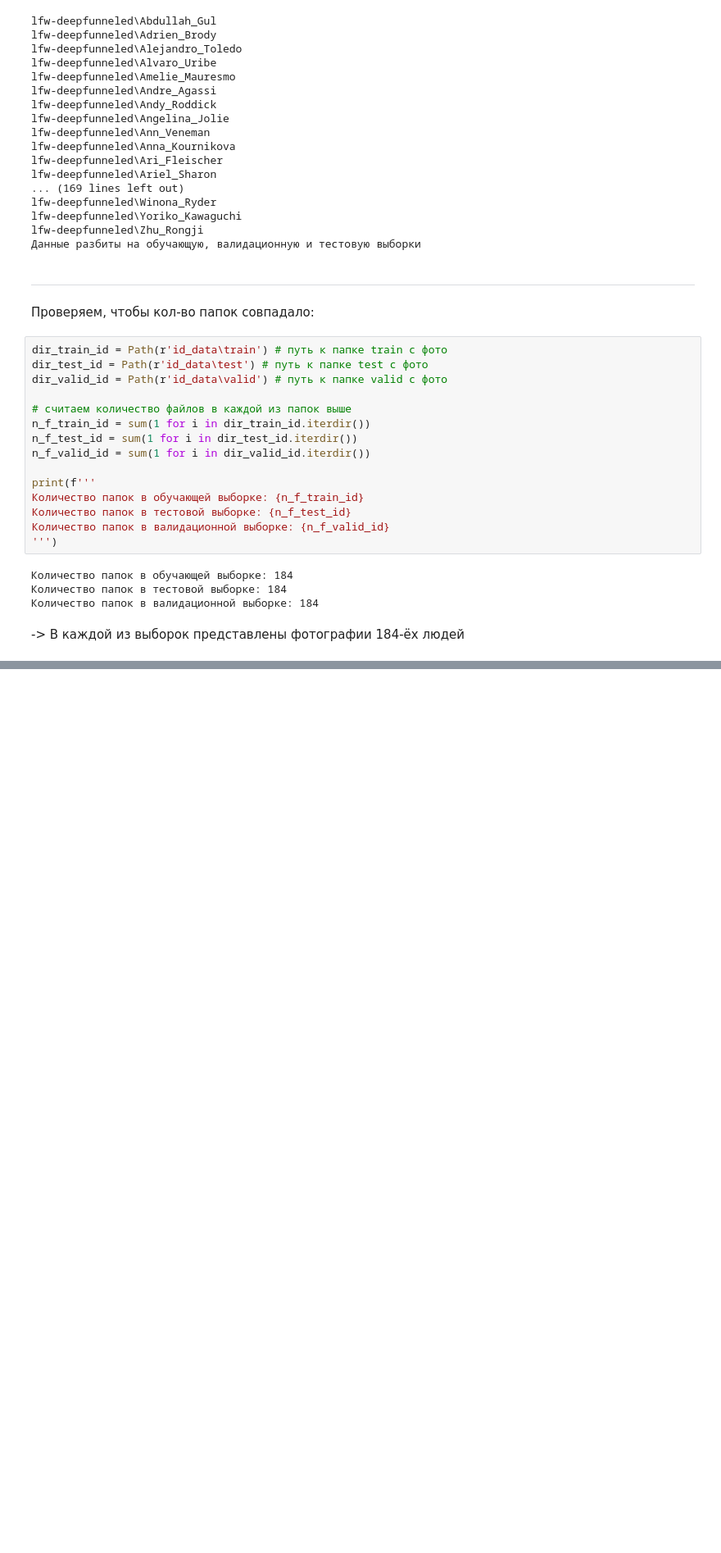
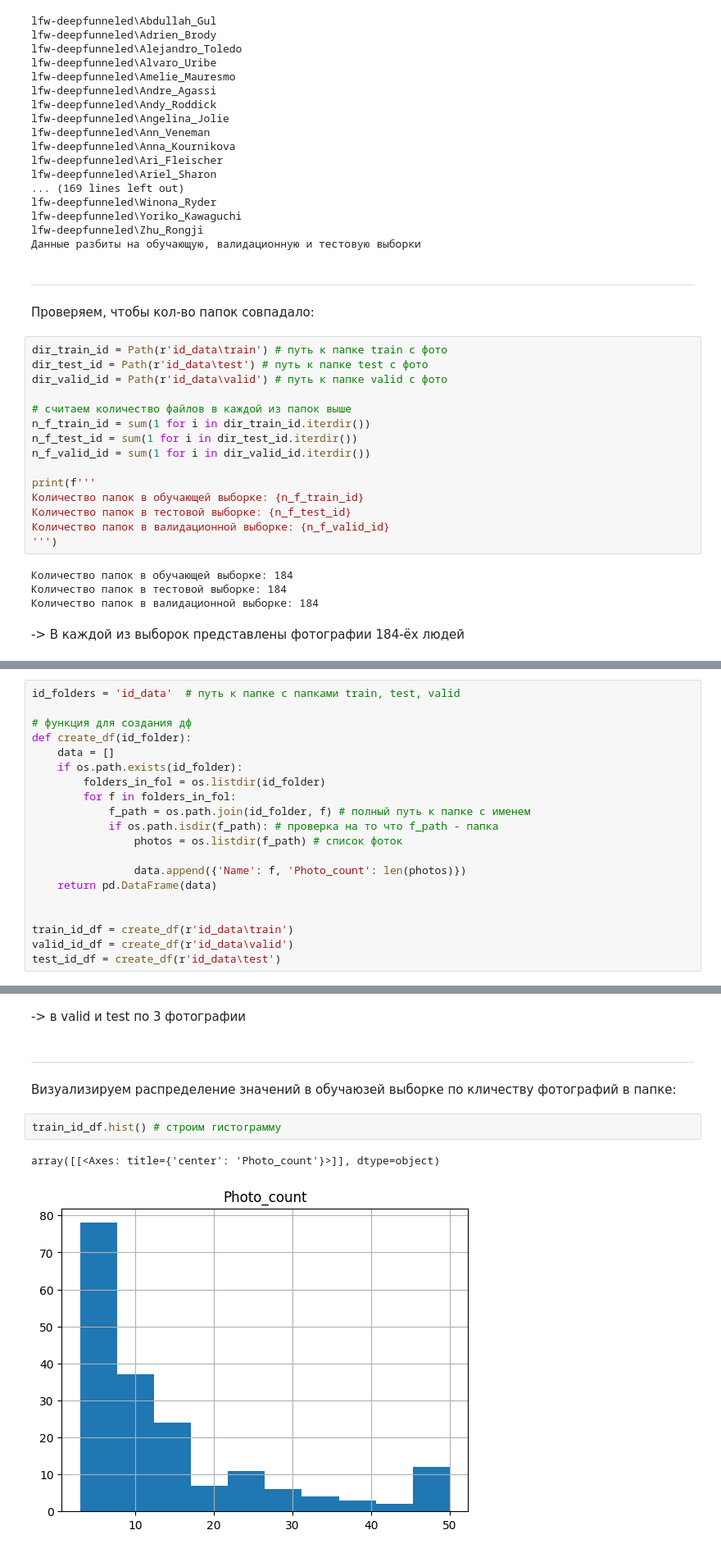
Before and after one commit to sollltit/hw-face-rec-and-id, a Jupyter notebook: Report_M1.ipynb, the cells around one changed output, grey strips where cells are left out. Shown at 82% size. Cells and saved outputs as stored; diff of their text form; blank space fills up the shorter version.

```diff
--- a/Report_M1.ipynb
+++ b/Report_M1.ipynb
@@ -544,0 +547,20 @@ print(f'''
+# %%
+id_folders = 'id_data'  # путь к папке с папками train, test, valid
+
+# функция для создания дф
+def create_df(id_folder):
+    data = []
+    if os.path.exists(id_folder):
+        folders_in_fol = os.listdir(id_folder)
+        for f in folders_in_fol:
+            f_path = os.path.join(id_folder, f) # полный путь к папке с именем
+            if os.path.isdir(f_path): # проверка на то что f_path - папка
+                photos = os.listdir(f_path) # список фоток
+
+                data.append({'Name': f, 'Photo_count': len(photos)})
+    return pd.DataFrame(data)
+
+
+train_id_df = create_df(r'id_data\train')
+valid_id_df = create_df(r'id_data\valid')
+test_id_df = create_df(r'id_data\test')
@@ -544,0 +628,11 @@ print(f'''
+# %% [markdown]
+-> в valid и test по 3 фотографии
+# %% [markdown]
+____________________________________________________________________________________________________________
+# %% [markdown]
+Визуализируем распределение значений в обучаюзей выборке по кличеству фотографий в папке:
+# %%
+train_id_df.hist() # строим гистограмму
+# %% [output]
+array([[<Axes: title={'center': 'Photo_count'}>]], dtype=object)
+[figure, added]
```
Also changed, not shown: parts of 13 cells of this notebook, 3 other files.
